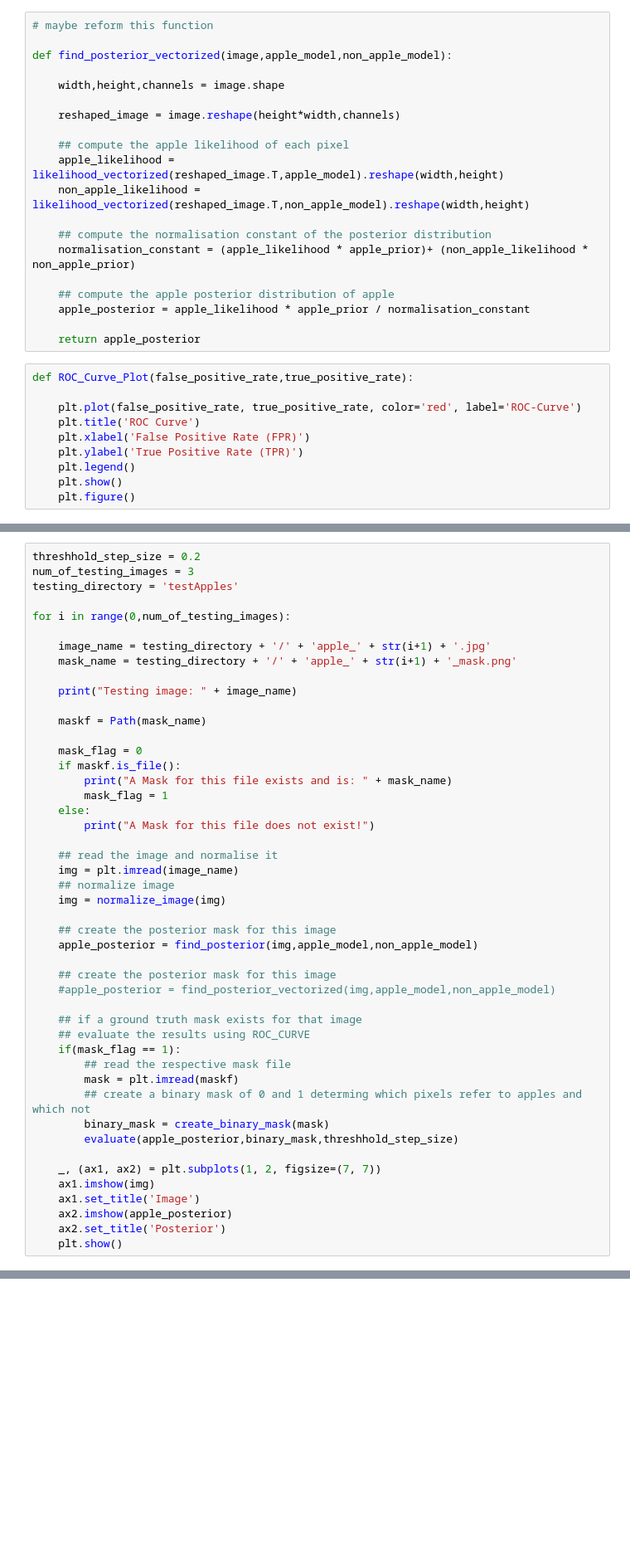
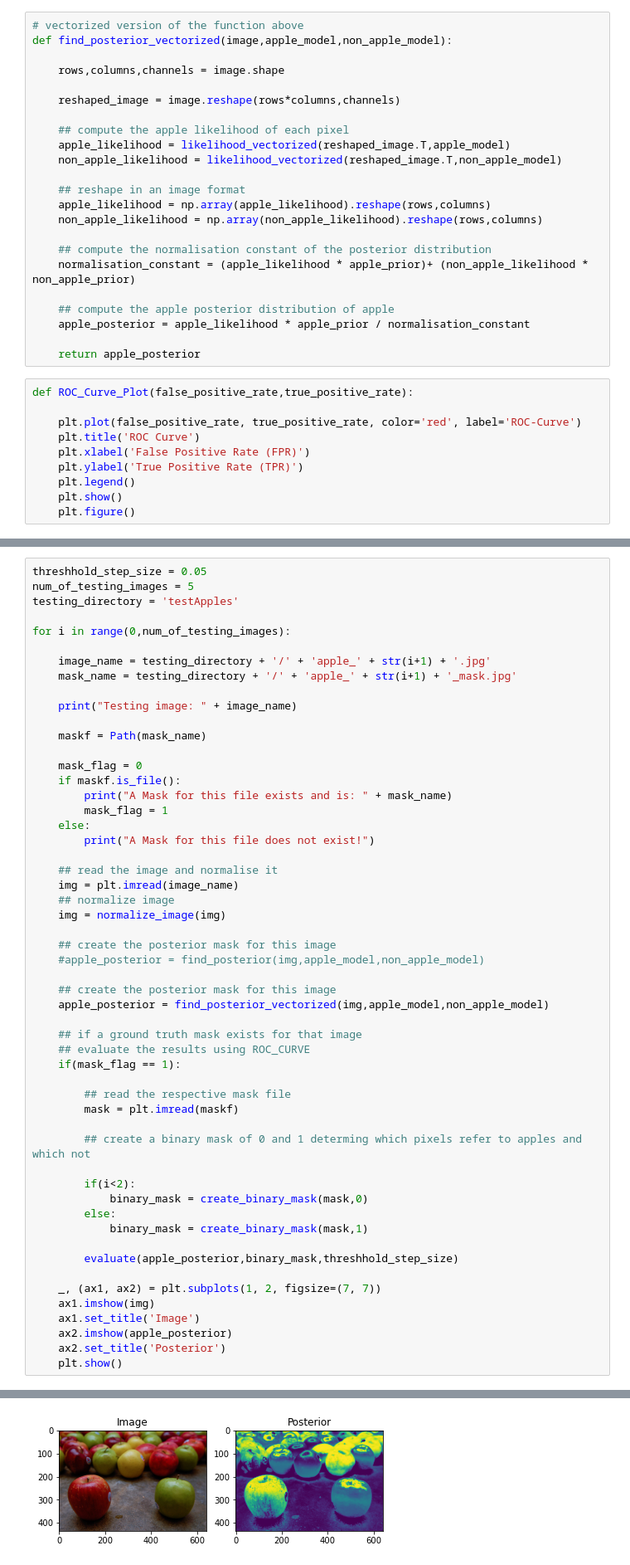
Before and after one commit to apof/Machine-Vision-UCL, a Jupyter notebook: Apples/practicalMixGauss_Apples.ipynb, the cells around one changed output, grey strips where cells are left out. Shown at 83% size. Saved outputs shown, nothing was run; the diff lists cells and outputs as text; blank space fills up the shorter version.

```diff
--- a/Apples/practicalMixGauss_Apples.ipynb
+++ b/Apples/practicalMixGauss_Apples.ipynb
@@ -276,17 +325,20 @@ def find_posterior(image,apple_model,non_apple_model):
 
     return apple_posterior
 # %%
-# maybe reform this function
-
+# vectorized version of the function above
 def find_posterior_vectorized(image,apple_model,non_apple_model):
 
-    width,height,channels = image.shape
+    rows,columns,channels = image.shape
 
-    reshaped_image = image.reshape(height*width,channels)
+    reshaped_image = image.reshape(rows*columns,channels)
 
     ## compute the apple likelihood of each pixel
-    apple_likelihood = likelihood_vectorized(reshaped_image.T,apple_model).reshape(width,height)
-    non_apple_likelihood = likelihood_vectorized(reshaped_image.T,non_apple_model).reshape(width,height)
+    apple_likelihood = likelihood_vectorized(reshaped_image.T,apple_model)
+    non_apple_likelihood = likelihood_vectorized(reshaped_image.T,non_apple_model)
+
+    ## reshape in an image format
+    apple_likelihood = np.array(apple_likelihood).reshape(rows,columns)
+    non_apple_likelihood = np.array(non_apple_likelihood).reshape(rows,columns)
 
     ## compute the normalisation constant of the posterior distribution
     normalisation_constant = (apple_likelihood * apple_prior)+ (non_apple_likelihood * non_apple_prior)
@@ -362,12 +418,12 @@ def evaluate(apple_posterior,binary_mask,threshhold_step_size):
 # %%
-threshhold_step_size = 0.2
-num_of_testing_images = 3
+threshhold_step_size = 0.05
+num_of_testing_images = 5
 testing_directory = 'testApples'
 
 for i in range(0,num_of_testing_images):
 
     image_name = testing_directory + '/' + 'apple_' + str(i+1) + '.jpg'
-    mask_name = testing_directory + '/' + 'apple_' + str(i+1) + '_mask.png'
+    mask_name = testing_directory + '/' + 'apple_' + str(i+1) + '_mask.jpg'
 
     print("Testing image: " + image_name)
 
@@ -386,18 +442,25 @@ for i in range(0,num_of_testing_images):
     img = normalize_image(img)
 
     ## create the posterior mask for this image
-    apple_posterior = find_posterior(img,apple_model,non_apple_model)
+    #apple_posterior = find_posterior(img,apple_model,non_apple_model)
 
     ## create the posterior mask for this image
-    #apple_posterior = find_posterior_vectorized(img,apple_model,non_apple_model)
+    apple_posterior = find_posterior_vectorized(img,apple_model,non_apple_model)
 
     ## if a ground truth mask exists for that image
     ## evaluate the results using ROC_CURVE
     if(mask_flag == 1):
+
         ## read the respective mask file
         mask = plt.imread(maskf)
+
         ## create a binary mask of 0 and 1 determing which pixels refer to apples and which not
-        binary_mask = create_binary_mask(mask)
+
+        if(i<2):
+            binary_mask = create_binary_mask(mask,0)
+        else:
+            binary_mask = create_binary_mask(mask,1)
+
         evaluate(apple_posterior,binary_mask,threshhold_step_size)
 
     _, (ax1, ax2) = plt.subplots(1, 2, figsize=(7, 7))
@@ -406,3 +469,4 @@ for i in range(0,num_of_testing_images):
     ax2.imshow(apple_posterior)
     ax2.set_title('Posterior')
     plt.show()
+# %% [output]
@@ -408,0 +475 @@ for i in range(0,num_of_testing_images):
+[figure, added]
```
Also changed, not shown: parts of 30 cells of this notebook.
